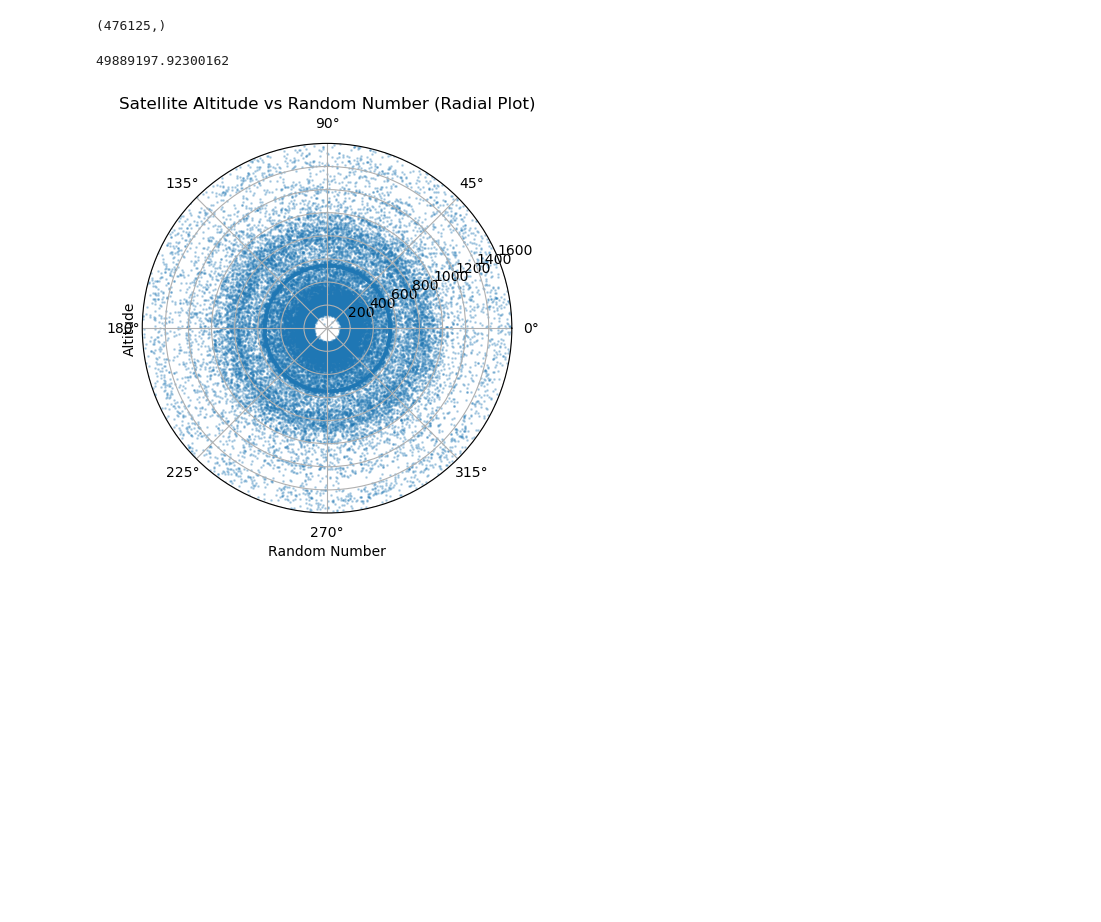
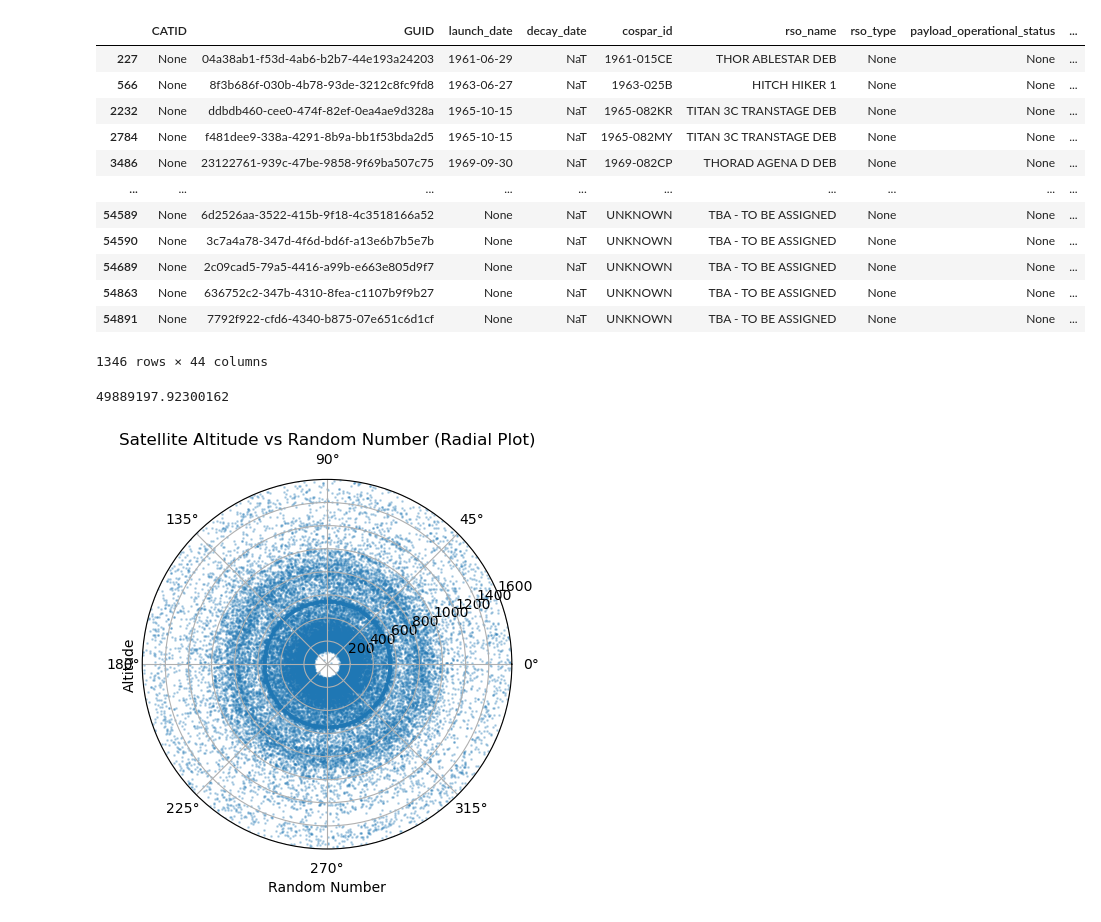
Before and after one commit to ucl-sgnl/FSPSimulator, a Jupyter notebook: src/utils/Visualisation.ipynb, the cells around one changed output. Drawn from its saved outputs; the diff is of its cells as text; code cells hidden in the pictures; blank space fills up the shorter version.

```diff
--- a/src/utils/Visualisation.ipynb
+++ b/src/utils/Visualisation.ipynb
@@ -38,15 +51,28 @@ orbital_highway_plot(sim_name)
 # %%
-SATCAT_after_prop = load_file('SATCAT_after_prop_worst_case')
+SATCAT_after_prop = load_file('SATCAT_after_prop_optimistic')
 for satellite in SATCAT_after_prop:
     try:
-        satellite.altitude = np.linalg.norm(satellite.sgp4_ephemeris[0][1]) - 6378
-        print(satellite.altitude)
+        satellite.altitude = np.linalg.norm(satellite.ephemeris[-1][1]) - 6378 # take the last emepheris point
     except:
         continue
 
-np.shape(SATCAT_after_prop)
+df = pd.DataFrame([vars(obj) for obj in SATCAT_after_prop])
-# %% [output]
-(476125,)
+# %%
+df[(df['altitude'] >= 200) & (df['altitude'] <= 300) & (df['decay_date'].isna())]
+# %% [output]
+|  | CATID | GUID | launch_date | decay_date | cospar_id | rso_name | rso_type | payload_operational_status | ... |
+| 227 | None | 04a38ab1-f53d-4ab6-b2b7-44e193a24203 | 1961-06-29 | NaT | 1961-015CE | THOR ABLESTAR DEB | None | None | ... |
+| 566 | None | 8f3b686f-030b-4b78-93de-3212c8fc9fd8 | 1963-06-27 | NaT | 1963-025B | HITCH HIKER 1 | None | None | ... |
+| 2232 | None | ddbdb460-cee0-474f-82ef-0ea4ae9d328a | 1965-10-15 | NaT | 1965-082KR | TITAN 3C TRANSTAGE DEB | None | None | ... |
+| 2784 | None | f481dee9-338a-4291-8b9a-bb1f53bda2d5 | 1965-10-15 | NaT | 1965-082MY | TITAN 3C TRANSTAGE DEB | None | None | ... |
+| 3486 | None | 23122761-939c-47be-9858-9f69ba507c75 | 1969-09-30 | NaT | 1969-082CP | THORAD AGENA D DEB | None | None | ... |
+| ... | ... | ... | ... | ... | ... | ... | ... | ... | ... |
+| 54589 | None | 6d2526aa-3522-415b-9f18-4c3518166a52 | None | NaT | UNKNOWN | TBA - TO BE ASSIGNED | None | None | ... |
+| 54590 | None | 3c7a4a78-347d-4f6d-bd6f-a13e6b7b5e7b | None | NaT | UNKNOWN | TBA - TO BE ASSIGNED | None | None | ... |
+| 54689 | None | 2c09cad5-79a5-4416-a99b-e663e805d9f7 | None | NaT | UNKNOWN | TBA - TO BE ASSIGNED | None | None | ... |
+| 54863 | None | 636752c2-347b-4310-8fea-c1107b9f9b27 | None | NaT | UNKNOWN | TBA - TO BE ASSIGNED | None | None | ... |
+| 54891 | None | 7792f922-cfd6-4340-b875-07e651c6d1cf | None | NaT | UNKNOWN | TBA - TO BE ASSIGNED | None | None | ... |
+1346 rows × 44 columns
 # %%
 total = 0
 for sat in SATCAT_after_prop:
```
Also changed, not shown: parts of 17 cells of this notebook, 10 other files.
